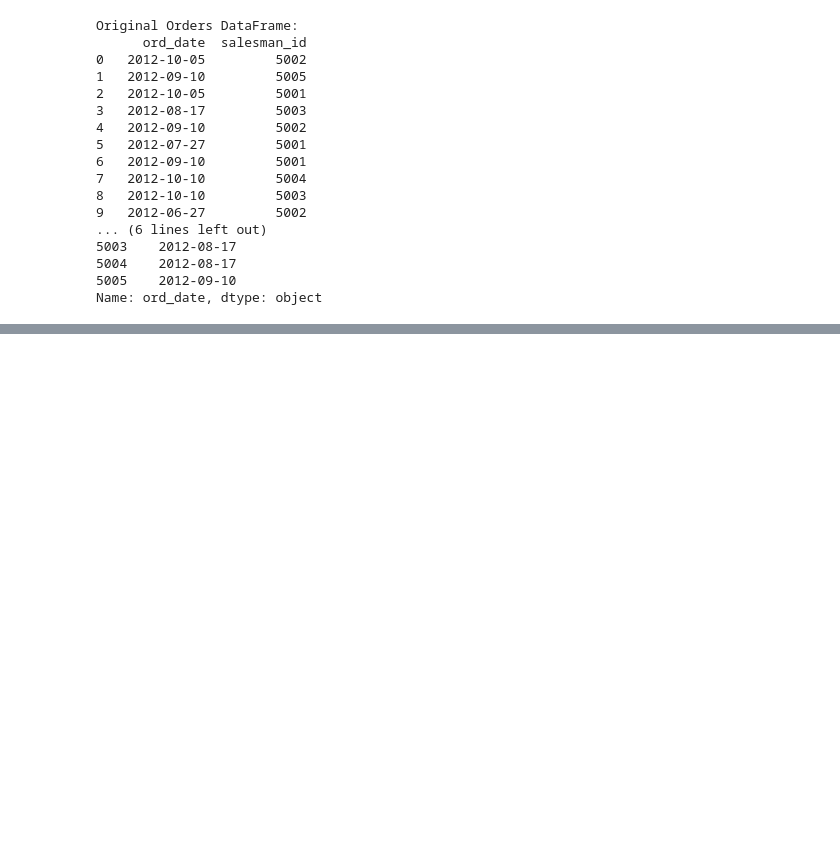
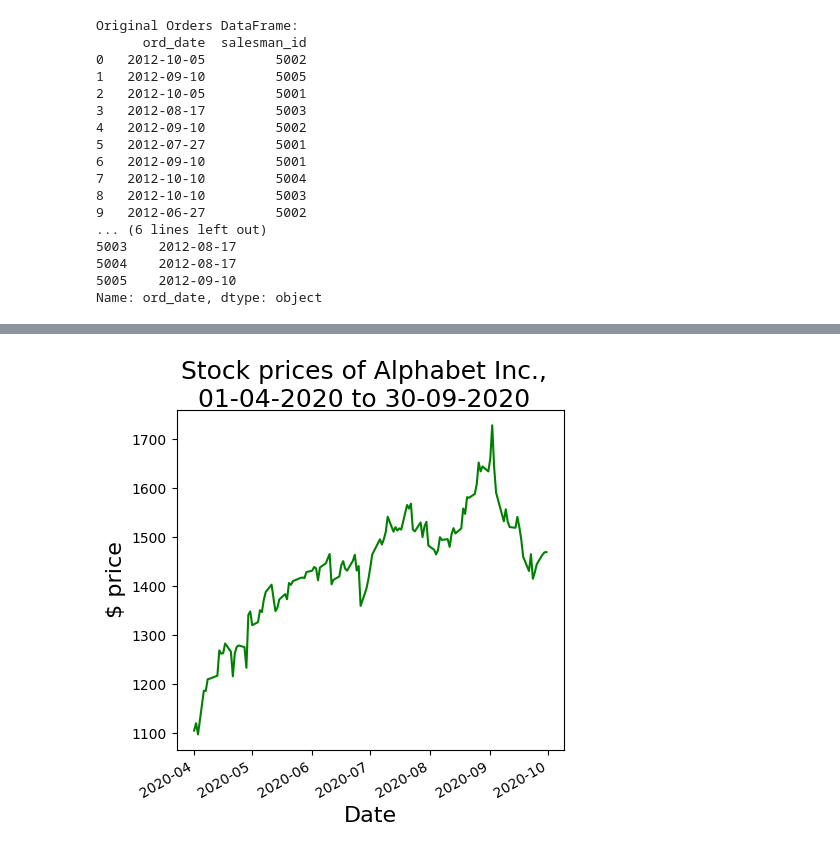
Before and after one commit to meetkothari-crest/Python-BootCamp, a Jupyter notebook: W3resource Exercise/23_Python Pandas.ipynb, the cells around one changed output, grey strips where cells are left out. Drawn from its saved outputs; the diff is of its cells as text; code cells hidden in the pictures; blank space fills up the shorter version.

Commit message:
pandas Done

```diff
--- a/W3resource Exercise/23_Python Pandas.ipynb
+++ b/W3resource Exercise/23_Python Pandas.ipynb
@@ -323,0 +946,4 @@ Name: ord_date, dtype: object
+# %%
+import pandas as pd
+df = pd.read_csv("alphabet_stock_data.csv")
+df.head()
@@ -323,0 +957,21 @@ Name: ord_date, dtype: object
+# %%
+import matplotlib.pyplot as plt
+
+start_date = pd.to_datetime('2020-4-1')
+end_date = pd.to_datetime('2020-09-30')
+
+df['Date'] = pd.to_datetime(df['Date'])
+
+new_df = (df['Date']>= start_date) & (df['Date']<= end_date)
+df1 = df.loc[new_df]
+df2 = df1.set_index('Date')
+
+plt.figure(figsize=(5,5))
+plt.suptitle('Stock prices of Alphabet Inc.,\n01-04-2020 to 30-09-2020',fontsize=18, color='black')
+plt.xlabel("Date",fontsize=16, color='black')
+plt.ylabel("$ price", fontsize=16, color='black')
+
+df2['Close'].plot(color='green')
+plt.show()
+# %% [output]
+[figure, added]
```
Also changed, not shown: parts of 122 cells of this notebook, 3 other files.
